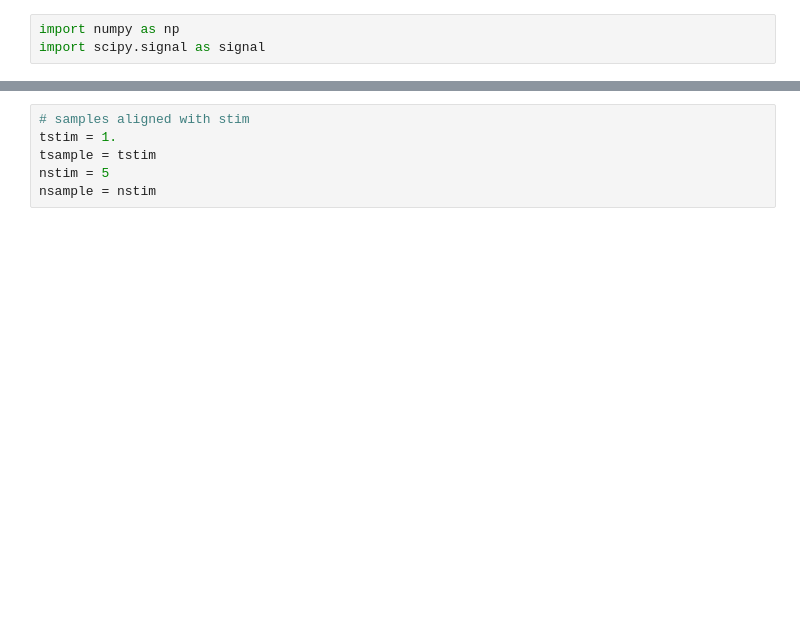
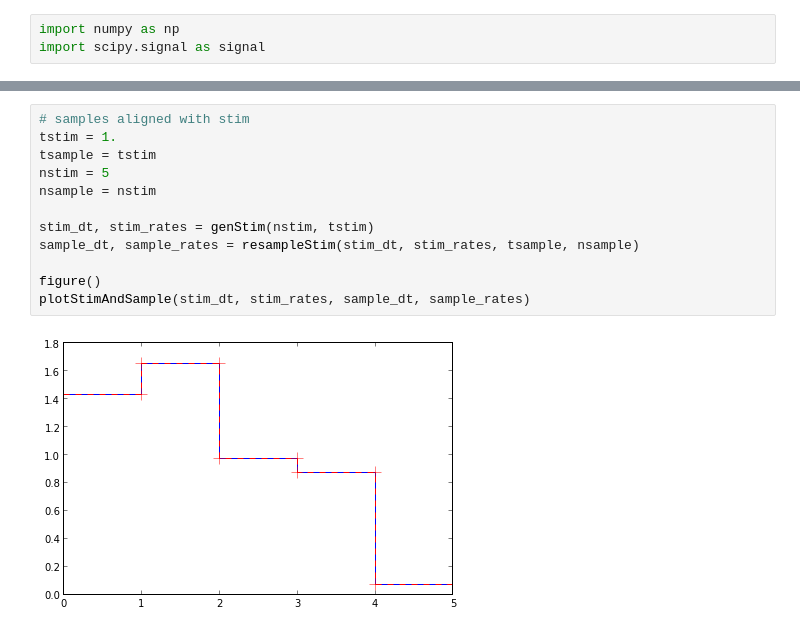
Before and after one commit to fragapanagos/scratchpad, a Jupyter notebook: noise/Stim alignment and filtering.ipynb, the cells around one changed output, grey strips where cells are left out. Cells and saved outputs as stored; diff of their text form; blank space fills up the shorter version.

```diff
--- a/noise/Stim alignment and filtering.ipynb
+++ b/noise/Stim alignment and filtering.ipynb
@@ -77,6 +78,14 @@ tight_layout()
 # %%
 # samples aligned with stim
 tstim = 1.
 tsample = tstim
 nstim = 5
 nsample = nstim
+
+stim_dt, stim_rates = genStim(nstim, tstim)
+sample_dt, sample_rates = resampleStim(stim_dt, stim_rates, tsample, nsample)
+
+figure()
+plotStimAndSample(stim_dt, stim_rates, sample_dt, sample_rates)
+# %% [output]
+[figure, added]
```
Also changed, not shown: parts of 8 cells of this notebook.
